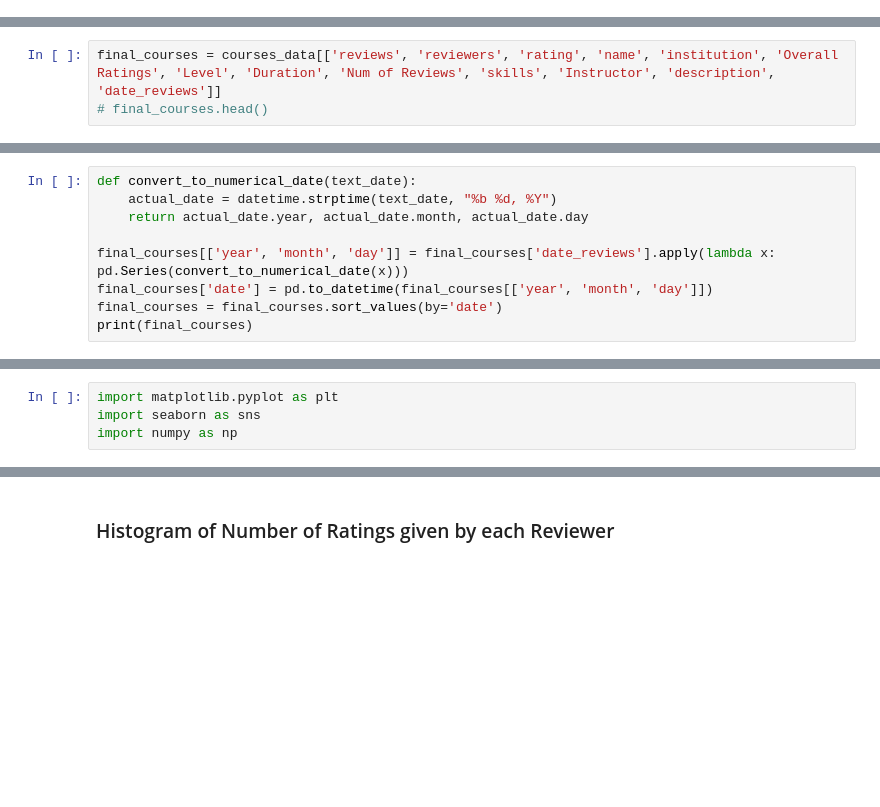
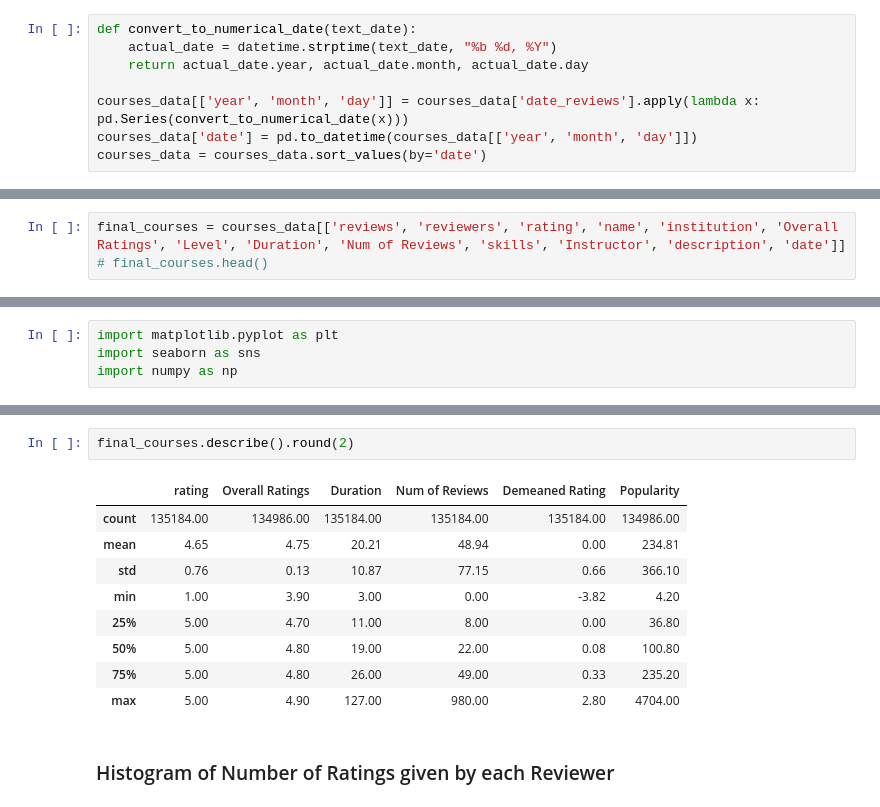
Before and after one commit to jacoblimjy/bt4222, a Jupyter notebook: main.ipynb, the cells around one changed output, grey strips where cells are left out. Cells and saved outputs as stored; diff of their text form; blank space fills up the shorter version.

Commit message:
Edited the required columns for final_courses dataset

```diff
--- a/main.ipynb
+++ b/main.ipynb
@@ -203,5 +316,13 @@ print(f"Unique courses: {unique_courses}")
+# %%
+def convert_to_numerical_date(text_date):
+    actual_date = datetime.strptime(text_date, "%b %d, %Y")
+    return actual_date.year, actual_date.month, actual_date.day
+
+courses_data[['year', 'month', 'day']] = courses_data['date_reviews'].apply(lambda x: pd.Series(convert_to_numerical_date(x)))
+courses_data['date'] = pd.to_datetime(courses_data[['year', 'month', 'day']])
+courses_data = courses_data.sort_values(by='date')
 # %% [markdown]
 ### Filter Essential Columns in Courses Data
 # %%
-final_courses = courses_data[['reviews', 'reviewers', 'rating', 'name', 'institution', 'Overall Ratings', 'Level', 'Duration', 'Num of Reviews', 'skills', 'Instructor', 'description', 'date_reviews']]
+final_courses = courses_data[['reviews', 'reviewers', 'rating', 'name', 'institution', 'Overall Ratings', 'Level', 'Duration', 'Num of Reviews', 'skills', 'Instructor', 'description', 'date']]
 # final_courses.head()
@@ -210,9 +328,0 @@ final_courses = courses_data[['reviews', 'reviewers', 'rating', 'name', 'institu
-# %%
-def convert_to_numerical_date(text_date):
-    actual_date = datetime.strptime(text_date, "%b %d, %Y")
-    return actual_date.year, actual_date.month, actual_date.day
-
-final_courses[['year', 'month', 'day']] = final_courses['date_reviews'].apply(lambda x: pd.Series(convert_to_numerical_date(x)))
-final_courses['date'] = pd.to_datetime(final_courses[['year', 'month', 'day']])
-final_courses = final_courses.sort_values(by='date')
-print(final_courses)
@@ -274,3 +434,15 @@ import numpy as np
+# %%
+final_courses.describe().round(2)
+# %% [output]
+|  | rating | Overall Ratings | Duration | Num of Reviews | Demeaned Rating | Popularity |
+| count | 135184.00 | 134986.00 | 135184.00 | 135184.00 | 135184.00 | 134986.00 |
+| mean | 4.65 | 4.75 | 20.21 | 48.94 | 0.00 | 234.81 |
+| std | 0.76 | 0.13 | 10.87 | 77.15 | 0.66 | 366.10 |
+| min | 1.00 | 3.90 | 3.00 | 0.00 | -3.82 | 4.20 |
+| 25% | 5.00 | 4.70 | 11.00 | 8.00 | 0.00 | 36.80 |
+| 50% | 5.00 | 4.80 | 19.00 | 22.00 | 0.08 | 100.80 |
+| 75% | 5.00 | 4.80 | 26.00 | 49.00 | 0.33 | 235.20 |
+| max | 5.00 | 4.90 | 127.00 | 980.00 | 2.80 | 4704.00 |
 # %% [markdown]
 ### Histogram of Number of Ratings given by each Reviewer
 # %%
```
Also changed, not shown: parts of 34 cells of this notebook.
